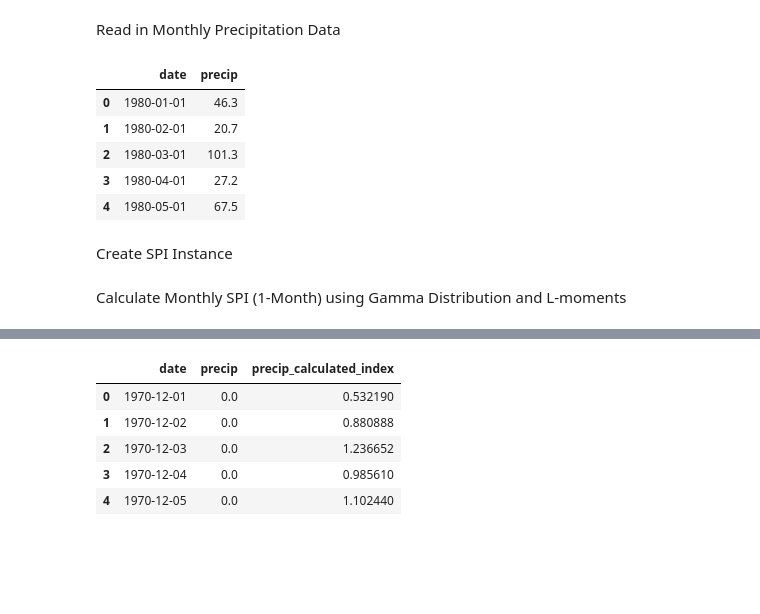
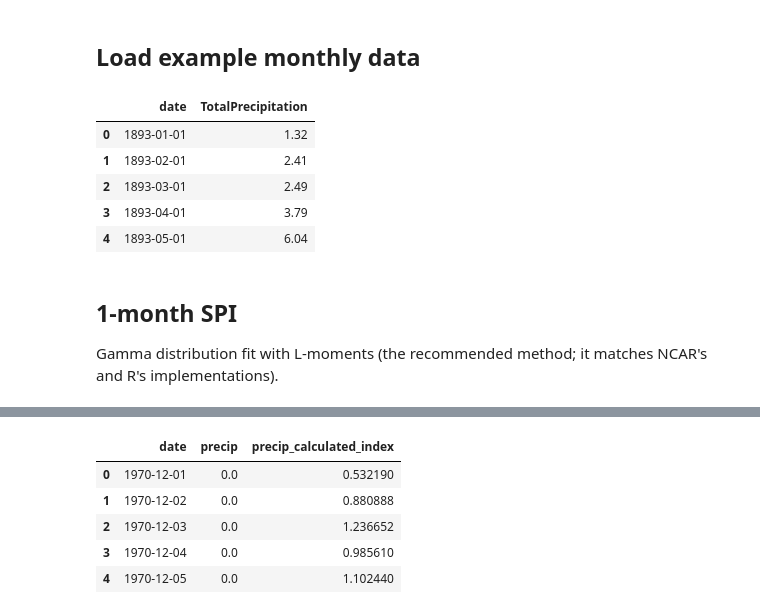
Before and after one commit to e-baumer/standard_precip, a Jupyter notebook: examples/example_use.ipynb, the cells around one changed output, grey strips where cells are left out. Cells and saved outputs as stored; diff of their text form; code cells hidden in the pictures; blank space fills up the shorter version.

```diff
--- a/examples/example_use.ipynb
+++ b/examples/example_use.ipynb
@@ -5,14 +13,12 @@ from standard_precip import spi
-# %% [markdown]
-Read in Monthly Precipitation Data
+# %% [markdown]
+## Load example monthly data
 # %%
-df_rainfall = pd.read_csv("../data/wichita_rain.csv")
-df_rainfall.head()
+rainfall_data = pd.read_csv('../data/monthly_data.csv')
+rainfall_data.head()
 # %% [output]
-|  | date | precip |
-| 0 | 1980-01-01 | 46.3 |
-| 1 | 1980-02-01 | 20.7 |
-| 2 | 1980-03-01 | 101.3 |
-| 3 | 1980-04-01 | 27.2 |
-| 4 | 1980-05-01 | 67.5 |
+|  | date | TotalPrecipitation |
+| 0 | 1893-01-01 | 1.32 |
+| 1 | 1893-02-01 | 2.41 |
+| 2 | 1893-03-01 | 2.49 |
+| 3 | 1893-04-01 | 3.79 |
+| 4 | 1893-05-01 | 6.04 |
-# %% [markdown]
-Create SPI Instance
@@ -21,3 +25,5 @@ spi_rain = spi.SPI()
-# %% [markdown]
-Calculate Monthly SPI (1-Month) using Gamma Distribution and L-moments
+# %% [markdown]
+## 1-month SPI
+
+Gamma distribution fit with L-moments (the recommended method; it matches NCAR's and R's implementations).
 # %%
```
Also changed, not shown: parts of 24 cells of this notebook, 2 other files.
